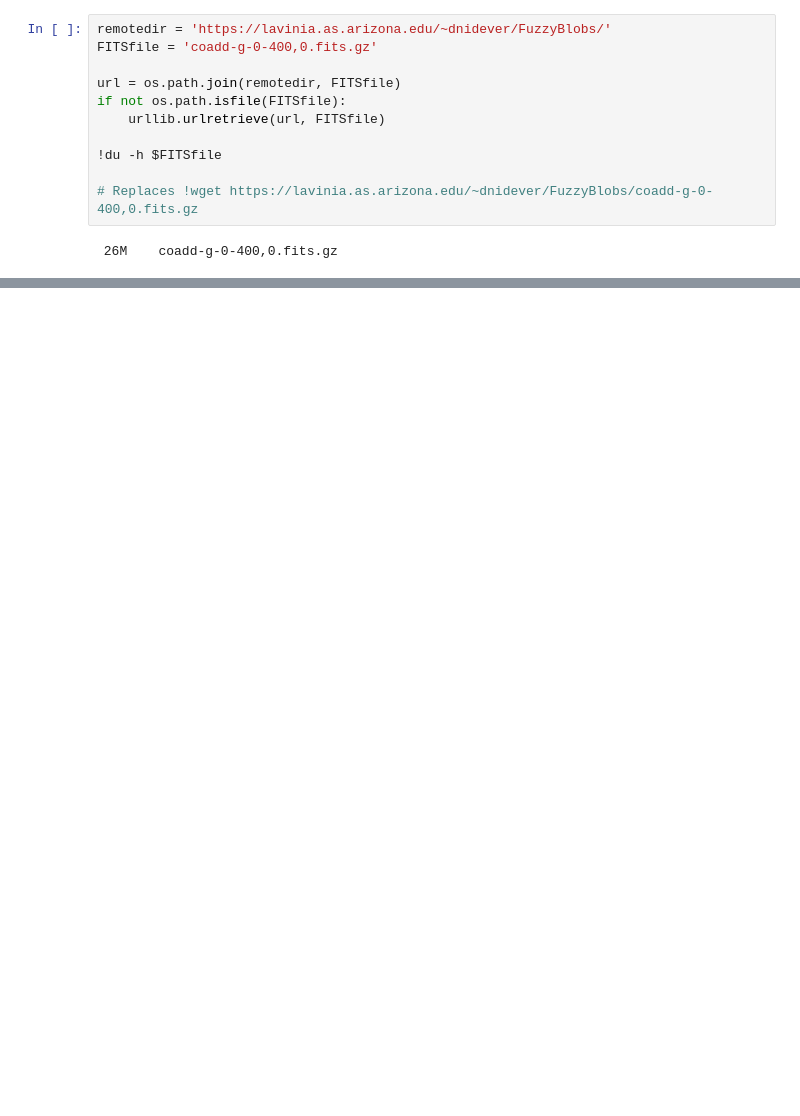
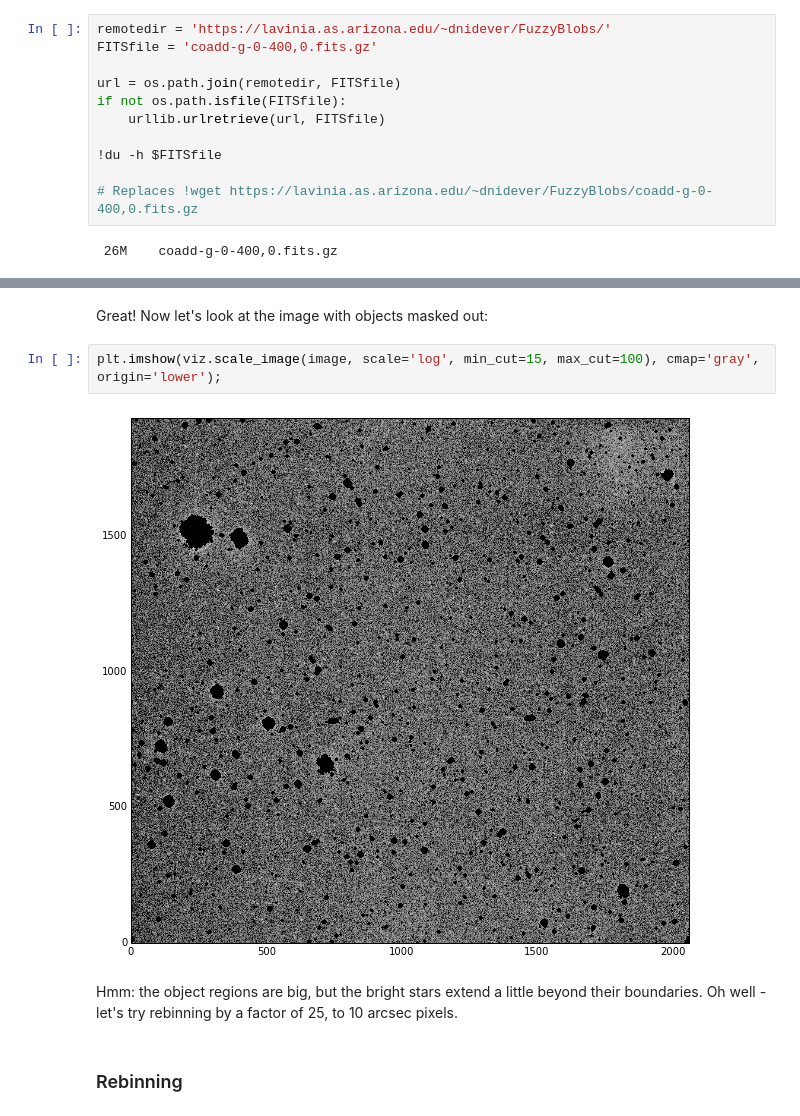
Before and after one commit to drphilmarshall/FuzzyBlobs, a Jupyter notebook: demo.ipynb, the cells around one changed output, grey strips where cells are left out. Drawn from its saved outputs; the diff is of its cells as text; blank space fills up the shorter version.

```diff
--- a/demo.ipynb
+++ b/demo.ipynb
@@ -31,0 +73,10 @@ TypeError: float() argument must be a string or a number
+# %% [markdown]
+Great! Now let's look at the image with objects masked out:
+# %%
+plt.imshow(viz.scale_image(image, scale='log', min_cut=15, max_cut=100), cmap='gray', origin='lower');
+# %% [output]
+[figure, added]
+# %% [markdown]
+Hmm: the object regions are big, but the bright stars extend a little beyond their boundaries. Oh well - let's try rebinning by a factor of 25, to 10 arcsec pixels.
+# %% [markdown]
+### Rebinning
```
Also changed, not shown: parts of 11 cells of this notebook, 1 other file.
